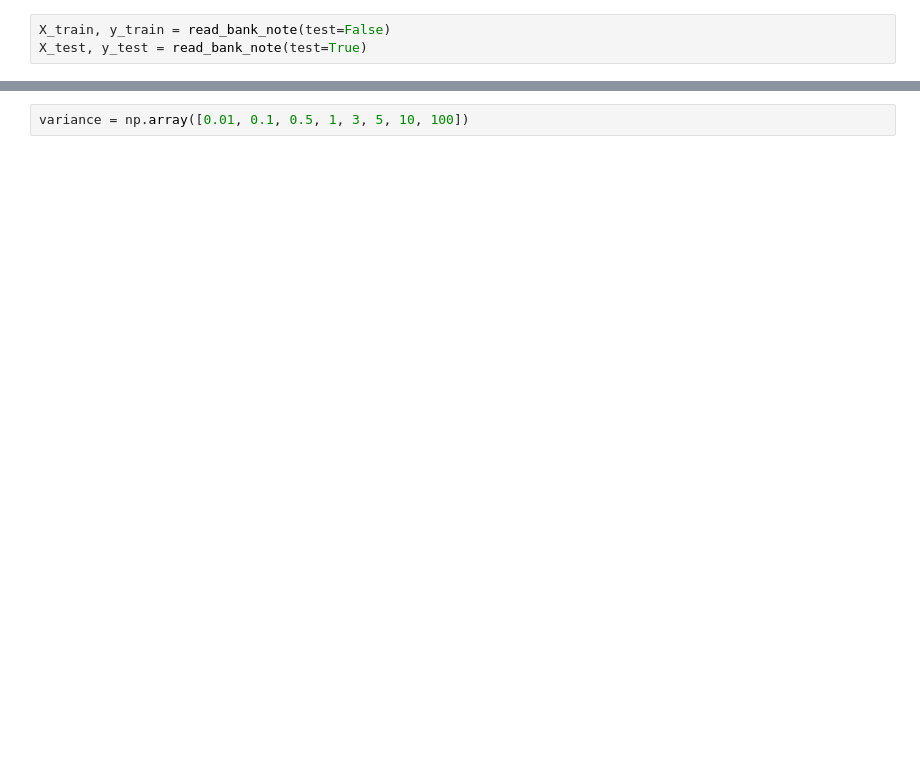
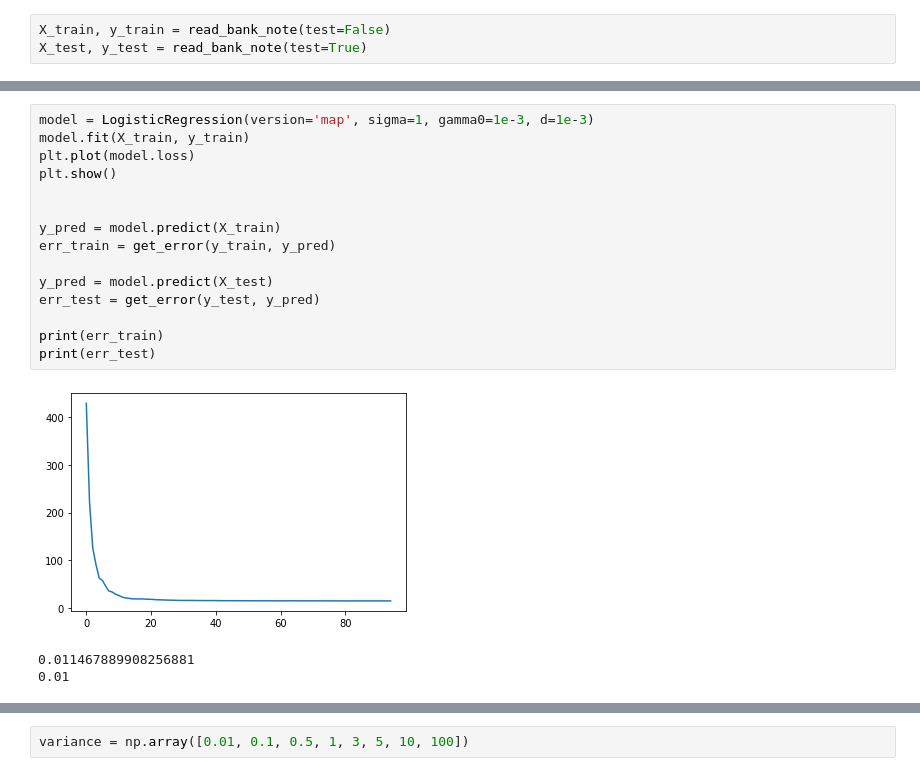
Before and after one commit to sievertsm/ML_CS6350, a Jupyter notebook: LogisticRegression/logistic_regression_notebook.ipynb, the cells around one changed output, grey strips where cells are left out. Cells and saved outputs as stored; diff of their text form; blank space fills up the shorter version.

```diff
--- a/LogisticRegression/logistic_regression_notebook.ipynb
+++ b/LogisticRegression/logistic_regression_notebook.ipynb
@@ -11,0 +17,19 @@ X_test, y_test = read_bank_note(test=True)
+# %%
+model = LogisticRegression(version='map', sigma=1, gamma0=1e-3, d=1e-3)
+model.fit(X_train, y_train)
+plt.plot(model.loss)
+plt.show()
+
+
+y_pred = model.predict(X_train)
+err_train = get_error(y_train, y_pred)
+
+y_pred = model.predict(X_test)
+err_test = get_error(y_test, y_pred)
+
+print(err_train)
+print(err_test)
+# %% [output]
+[figure, added]
+0.011467889908256881
+0.01
```
Also changed, not shown: parts of 11 cells of this notebook, 1 other file.
